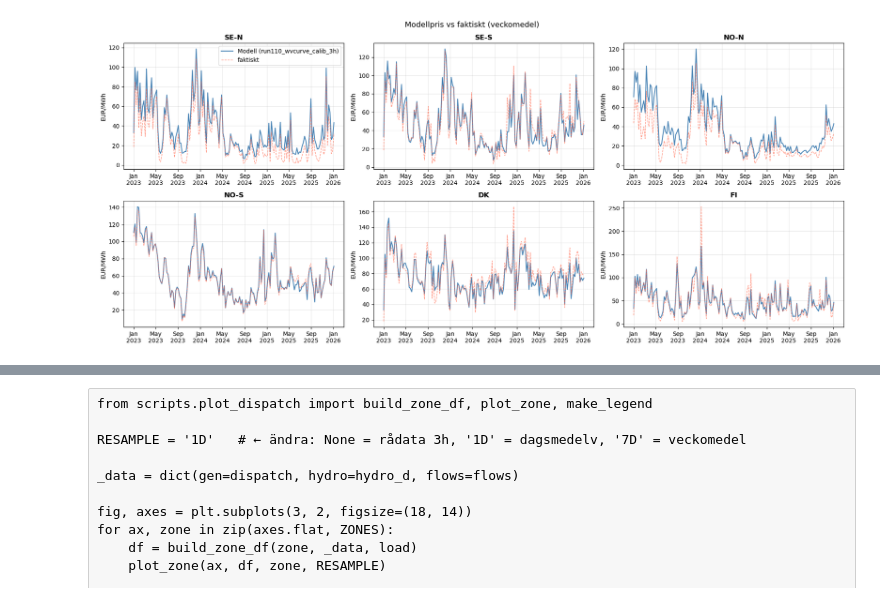
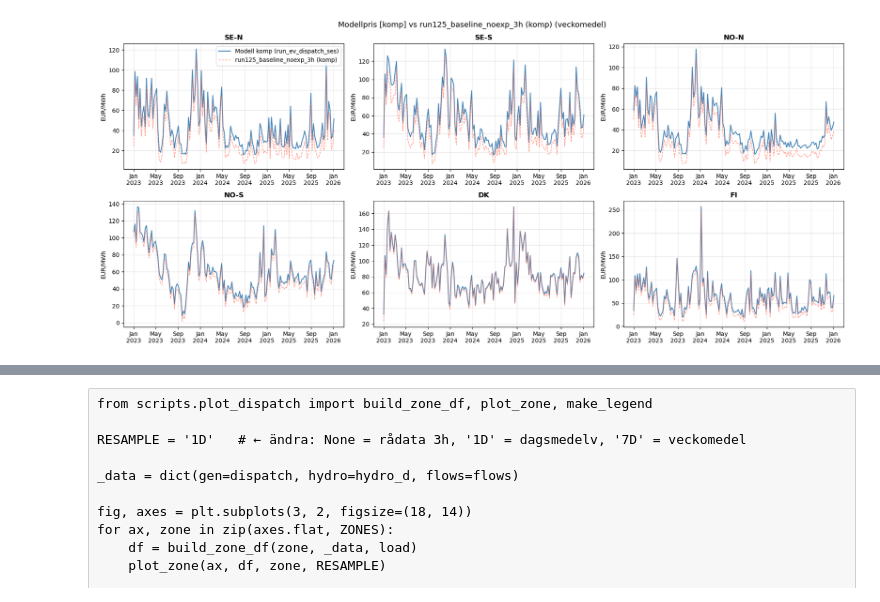
Before and after one commit to beow/NordPSA, a Jupyter notebook: notebooks/explore_results.ipynb, the cells around one changed output, grey strips where cells are left out. Cells and saved outputs as stored; diff of their text form; code cells hidden in the pictures.

```diff
--- a/notebooks/explore_results.ipynb
+++ b/notebooks/explore_results.ipynb
@@ -13,8 +15,11 @@ from pathlib import Path
 # LABEL = "run69_battery_10gw10h_1h"
 # LABEL = "run82_wind_ses_9893_1h"
 # LABEL = "run84_socpin_senose_1h"
-LABEL = "run110_wvcurve_calib_3h"          # 1h-baseline: elasticitet + hydrogolv-komp
-LABEL2 = None   # sätt till en annan körning (t.ex. 'run95_elasticity_3h') för att jämföra mot DEN i stället för faktiskt
+LABEL = "run68_baseline_1h"          # 1h-baseline: elasticitet + hydrogolv-komp
+#LABEL = "run123_sefi_ntc1200_3h"
+LABEL = "run_ev_dispatch_ses"
+LABEL2 = "run125_baseline_noexp_3h"   # sätt till en annan körning (t.ex. 'run95_elasticity_3h') för att jämföra mot DEN i stället för faktiskt
+#LABEL2 = None
 ROOT = Path('..').resolve()
 sys.path.insert(0, str(ROOT))
 
@@ -154,30 +323,59 @@ FI         +4.7    -3.3    +1.9
 # %%
-## prisgrafer, commit
-# Modellpris (skuggpris) vs referens — veckomedel. Referens = faktiskt, eller LABEL2-körning om satt.
+"""prisgrafer — modellpris vs referens per zon (veckomedel, 2×3). Referens = faktiska
+spotpriser, eller LABEL2-körning om satt i bootstrap.
+
+Förutsätter bootstrap.py (LABEL, LABEL2, ROOT, ZONES, prices, mkt_prices, plt, mdates)
+och — för kompenserade priser — hydrocomp-cellen (calw/calw2).
+
+USE_CALW (default True): samma logik som pricetable-cellen — plotta hydrogolv-
+kompenserade priser (calw/calw2) i stället för råpriser. Modellsidan kompenseras alltid;
+LABEL2-referensen kompenseras också (calw2). Faktiska spotpriser lämnas alltid OKOMP.
+"""
+
+# ── Inledande val (samma som pricetable) ─────────────────────────────────────
+USE_CALW = True    # True: hydrogolv-kompenserade priser (calw/calw2); False: råpriser
+# ─────────────────────────────────────────────────────────────────────────────
+
 LABEL2 = globals().get('LABEL2', None)
+_calw  = globals().get('calw', None)
+_calw2 = globals().get('calw2', None)
+
+if USE_CALW and _calw is None:
+    print("OBS: USE_CALW=True men calw saknas — kör hydrocomp-cellen först. Faller tillbaka på råpriser.")
+    USE_CALW = False
+
+# Modellsidan: kompenserat eller rått
+model = _calw if USE_CALW else prices
+mtag  = 'komp' if USE_CALW else 'rå'
+
+# Referenssidan
 if LABEL2:
-    ref = pd.read_csv(ROOT / 'results' / LABEL2 / 'prices.csv',
-                      index_col=0, parse_dates=True).reindex(prices.index)
-    ref_name = LABEL2
+    if USE_CALW and _calw2 is not None:
+        ref = _calw2.reindex(model.index)
+        ref_name = f'{LABEL2} (komp)'
+    else:
+        ref = pd.read_csv(ROOT / 'results' / LABEL2 / 'prices.csv',
+                          index_col=0, parse_dates=True).reindex(model.index)
+        ref_name = f'{LABEL2} (rå)'
 else:
     ref = mkt_prices.copy()
     ref.index = pd.to_datetime(ref.index).tz_localize(None)
-    ref = ref.reindex(prices.index, method='ffill')
+    ref = ref.reindex(model.index, method='ffill')
     ref_name = 'faktiskt'
 
 fig, axes = plt.subplots(2, 3, figsize=(18, 8), sharey=False)
 for ax, zone in zip(axes.flat, ZONES):
-    p = prices[zone].resample('W').mean()
-    ax.plot(p.index, p.values, lw=1.5, color='steelblue', label=f'Modell ({LABEL})')
+    p = model[zone].resample('W').mean()
+    ax.plot(p.index, p.values, lw=1.5, color='steelblue', label=f'Modell {mtag} ({LABEL})')
     if zone in ref.columns:
         r = ref[zone].resample('W').mean()
         ax.plot(r.index, r.values, lw=1, color='tomato', ls='--', alpha=0.7, label=ref_name)
     ax.set_title(zone, fontweight='bold')
     ax.set_ylabel('EUR/MWh')
     ax.xaxis.set_major_formatter(mdates.DateFormatter('%b\n%Y'))
 axes[0, 0].legend()
-plt.suptitle(f'Modellpris vs {ref_name} (veckomedel)', fontsize=13)
+plt.suptitle(f'Modellpris [{mtag}] vs {ref_name} (veckomedel)', fontsize=13)
 plt.tight_layout()
 # %% [output]
-[figure, old version]
+[figure, new version]
 # %%
```
Also changed, not shown: parts of 22 cells of this notebook, 5 other files.
